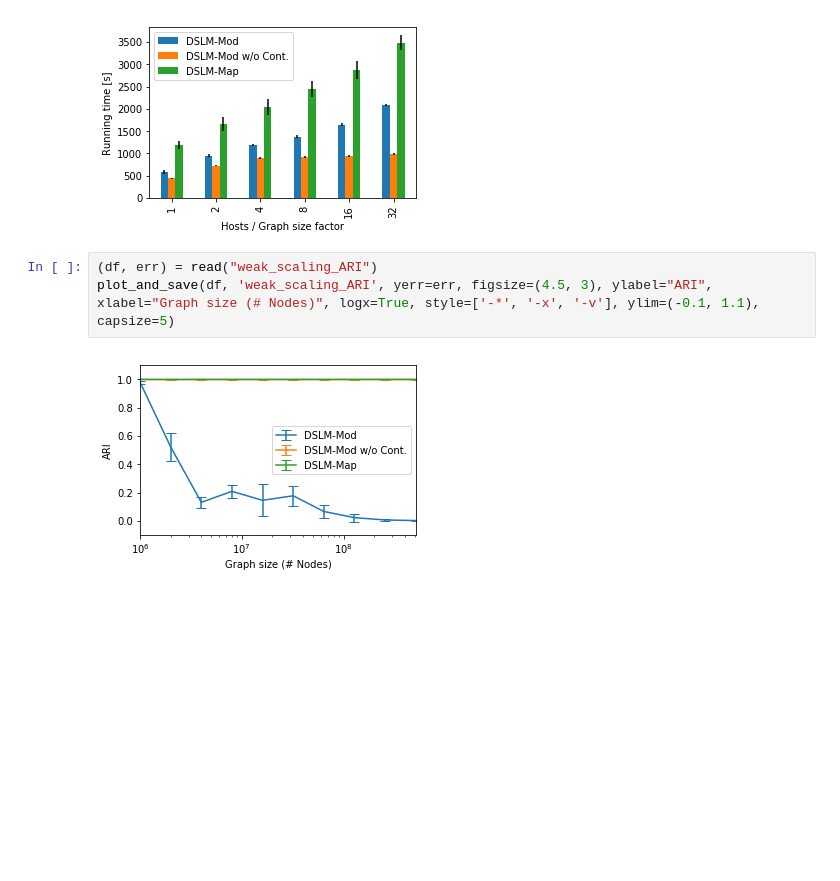
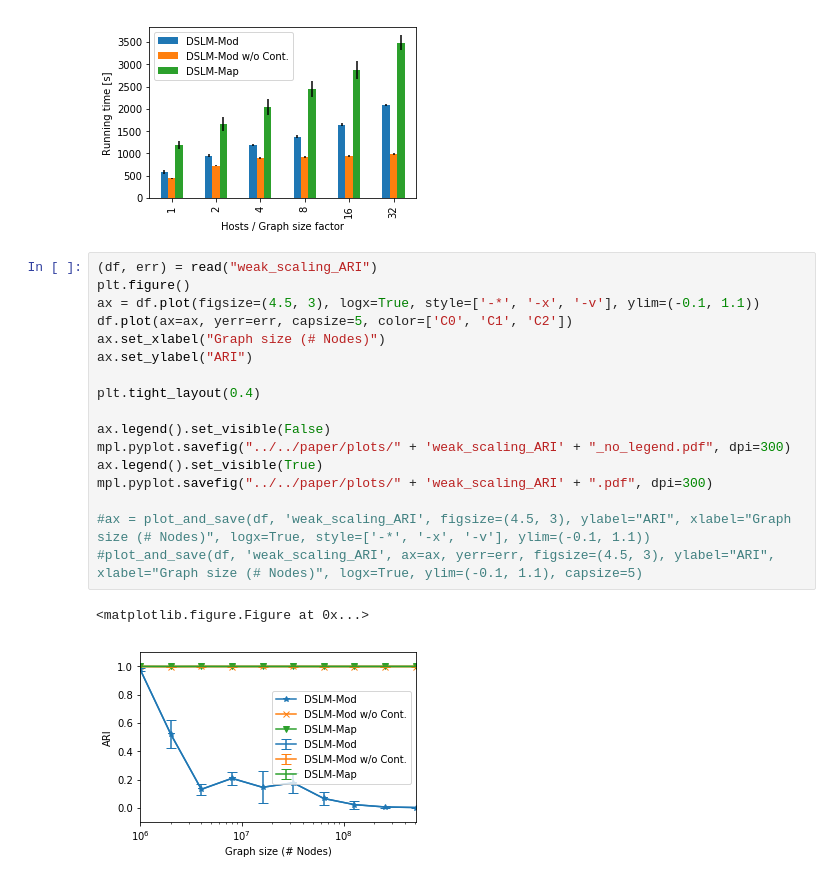
Before and after one commit to kit-algo/distributed_clustering_thrill_evaluation, a Jupyter notebook: notebooks/plot_layouting.ipynb, the cells around one changed output. Cells and saved outputs as stored; diff of their text form; blank space fills up the shorter version.

```diff
--- a/notebooks/plot_layouting.ipynb
+++ b/notebooks/plot_layouting.ipynb
@@ -40,8 +42,23 @@ plot_and_save(df[map_algos], 'quality_ARI_map', yerr=err[map_algos], figsize=(4.
 plot_and_save(df, "weak_scaling_runtime", yerr=err, kind='bar', figsize=(4.5, 3), ylabel="Running time [s]", xlabel="Hosts / Graph size factor")
 # %% [output]
 [figure]
-# %%
-(df, err) = read("weak_scaling_ARI")
-plot_and_save(df, 'weak_scaling_ARI', yerr=err, figsize=(4.5, 3), ylabel="ARI", xlabel="Graph size (# Nodes)", logx=True, style=['-*', '-x', '-v'], ylim=(-0.1, 1.1), capsize=5)
-# %% [output]
-[figure, removed]
+# %%
+(df, err) = read("weak_scaling_ARI")
+plt.figure()
+ax = df.plot(figsize=(4.5, 3), logx=True, style=['-*', '-x', '-v'], ylim=(-0.1, 1.1))
+df.plot(ax=ax, yerr=err, capsize=5, color=['C0', 'C1', 'C2'])
+ax.set_xlabel("Graph size (# Nodes)")
+ax.set_ylabel("ARI")
+
+plt.tight_layout(0.4)
+
+ax.legend().set_visible(False)
+mpl.pyplot.savefig("../../paper/plots/" + 'weak_scaling_ARI' + "_no_legend.pdf", dpi=300)
+ax.legend().set_visible(True)
+mpl.pyplot.savefig("../../paper/plots/" + 'weak_scaling_ARI' + ".pdf", dpi=300)
+
+#ax = plot_and_save(df, 'weak_scaling_ARI', figsize=(4.5, 3), ylabel="ARI", xlabel="Graph size (# Nodes)", logx=True, style=['-*', '-x', '-v'], ylim=(-0.1, 1.1))
+#plot_and_save(df, 'weak_scaling_ARI', ax=ax, yerr=err, figsize=(4.5, 3), ylabel="ARI", xlabel="Graph size (# Nodes)", logx=True, ylim=(-0.1, 1.1), capsize=5)
+# %% [output]
+<matplotlib.figure.Figure at 0x...>
+[figure, added]
```
Also changed, not shown: parts of 2 cells of this notebook.
